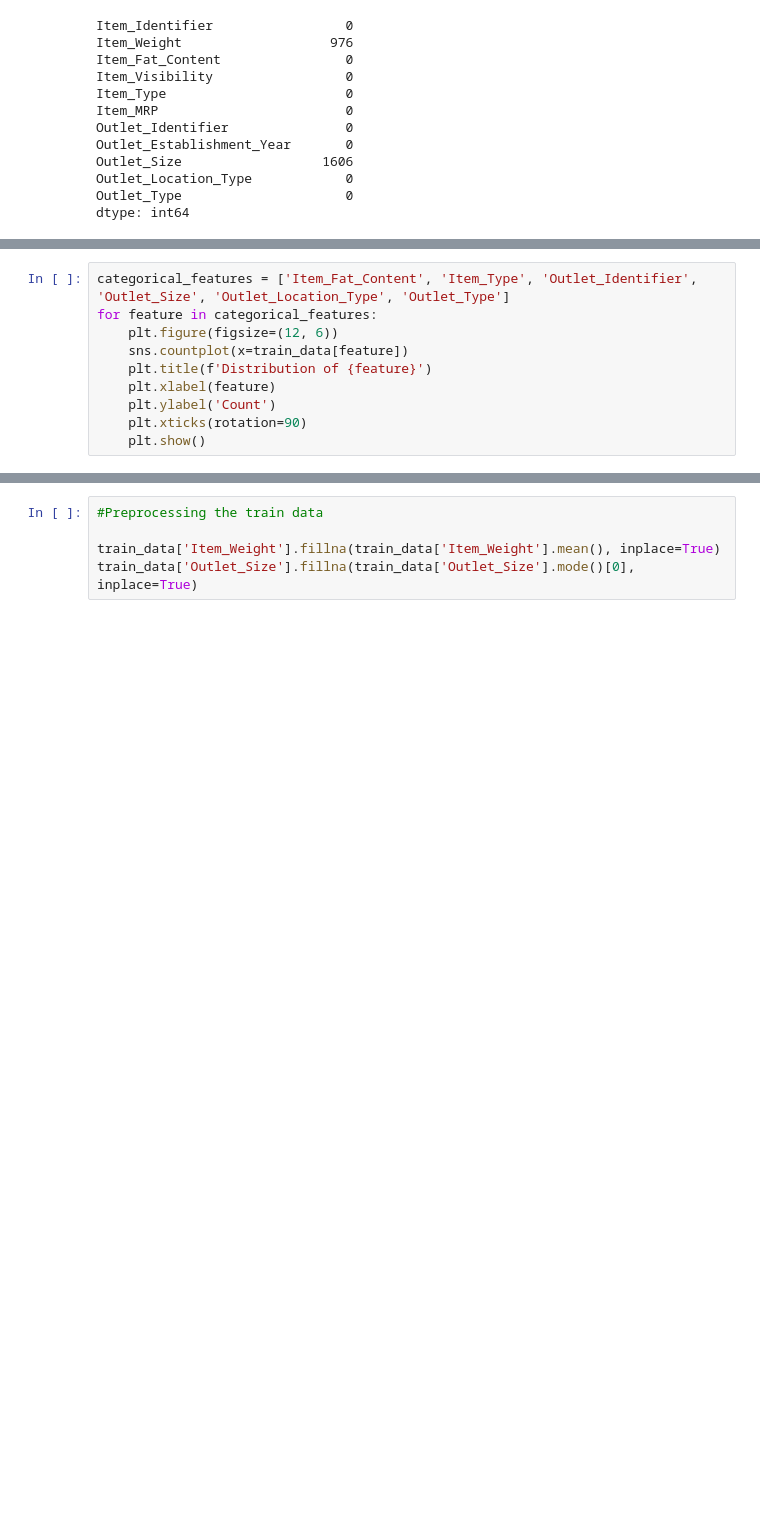
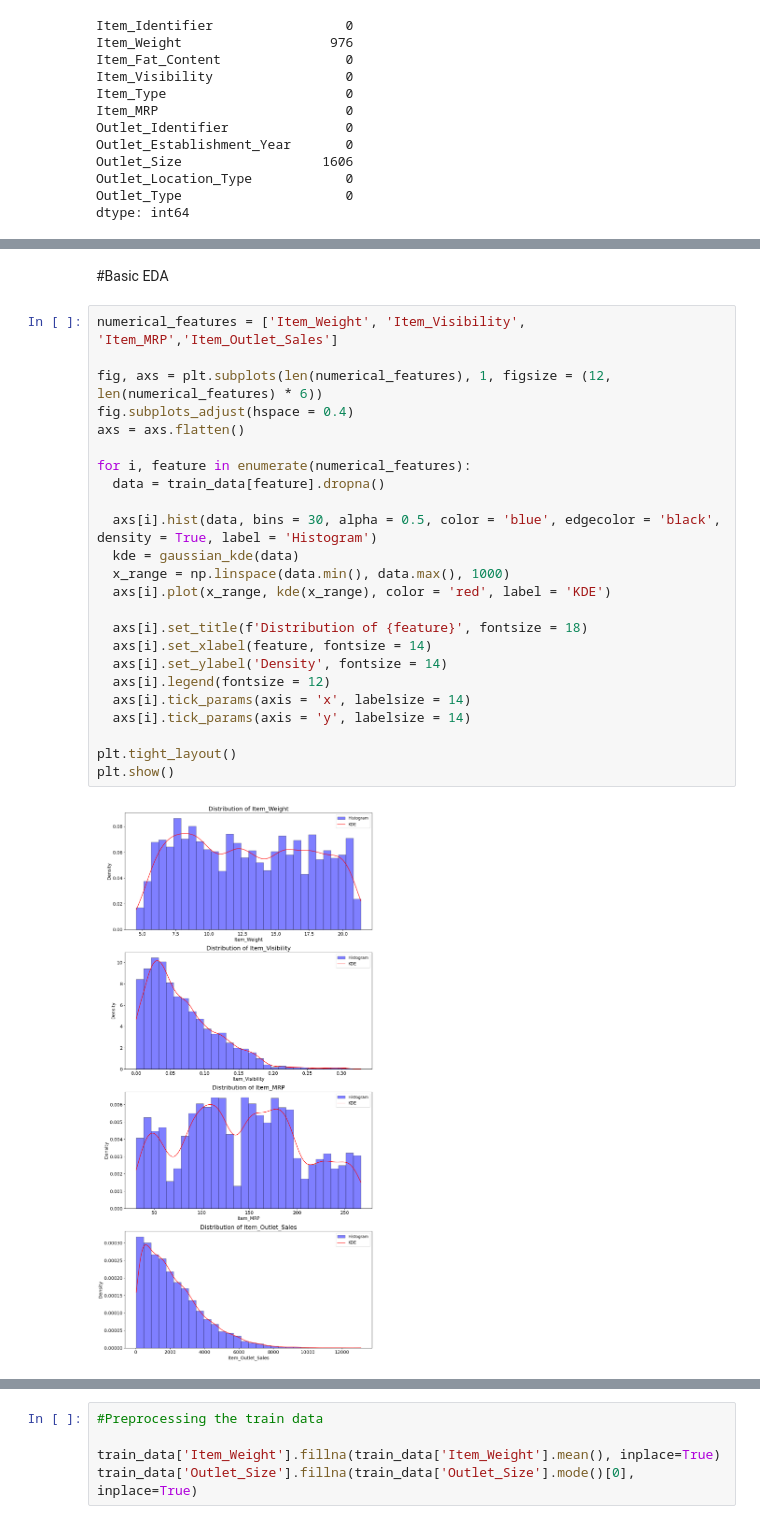
Before and after one commit to AromaDsouza/BigMart_Sales_Prediction, a Jupyter notebook: BigMart_Sales_Prediction.ipynb, the cells around one changed output, grey strips where cells are left out. Drawn from its saved outputs; the diff is of its cells as text; blank space fills up the shorter version.

```diff
--- a/BigMart_Sales_Prediction.ipynb
+++ b/BigMart_Sales_Prediction.ipynb
@@ -192,10 +174,0 @@ plt.show()
-# %%
-categorical_features = ['Item_Fat_Content', 'Item_Type', 'Outlet_Identifier', 'Outlet_Size', 'Outlet_Location_Type', 'Outlet_Type']
-for feature in categorical_features:
-    plt.figure(figsize=(12, 6))
-    sns.countplot(x=train_data[feature])
-    plt.title(f'Distribution of {feature}')
-    plt.xlabel(feature)
-    plt.ylabel('Count')
-    plt.xticks(rotation=90)
-    plt.show()
@@ -208,0 +175,28 @@ for feature in categorical_features:
+# %% [markdown]
+#Basic EDA
+# %%
+numerical_features = ['Item_Weight', 'Item_Visibility', 'Item_MRP','Item_Outlet_Sales']
+
+fig, axs = plt.subplots(len(numerical_features), 1, figsize = (12, len(numerical_features) * 6))
+fig.subplots_adjust(hspace = 0.4)
+axs = axs.flatten()
+
+for i, feature in enumerate(numerical_features):
+  data = train_data[feature].dropna()
+
+  axs[i].hist(data, bins = 30, alpha = 0.5, color = 'blue', edgecolor = 'black', density = True, label = 'Histogram')
+  kde = gaussian_kde(data)
+  x_range = np.linspace(data.min(), data.max(), 1000)
+  axs[i].plot(x_range, kde(x_range), color = 'red', label = 'KDE')
+
+  axs[i].set_title(f'Distribution of {feature}', fontsize = 18)
+  axs[i].set_xlabel(feature, fontsize = 14)
+  axs[i].set_ylabel('Density', fontsize = 14)
+  axs[i].legend(fontsize = 12)
+  axs[i].tick_params(axis = 'x', labelsize = 14)
+  axs[i].tick_params(axis = 'y', labelsize = 14)
+
+plt.tight_layout()
+plt.show()
+# %% [output]
+[figure, added]
```
Also changed, not shown: parts of 12 cells of this notebook.
